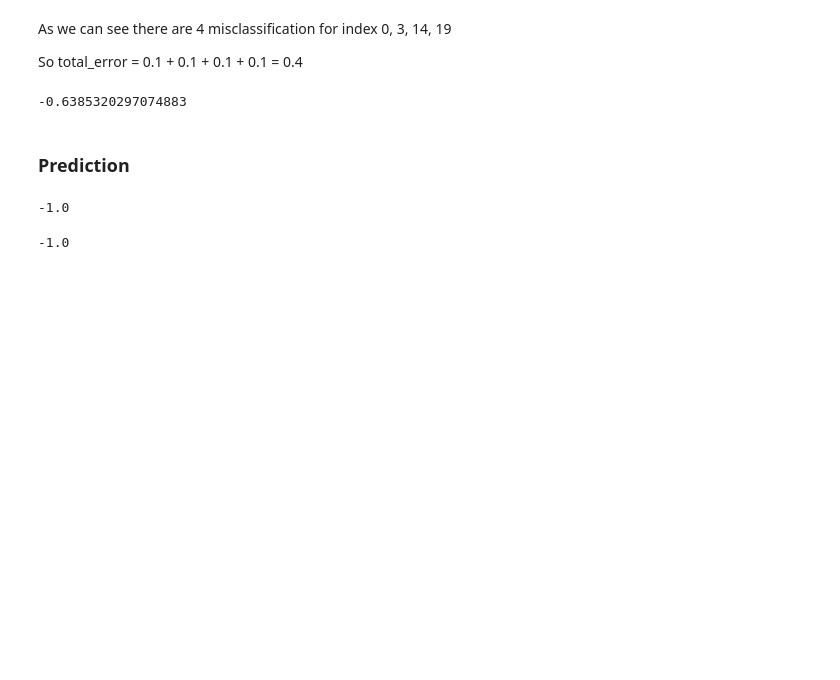
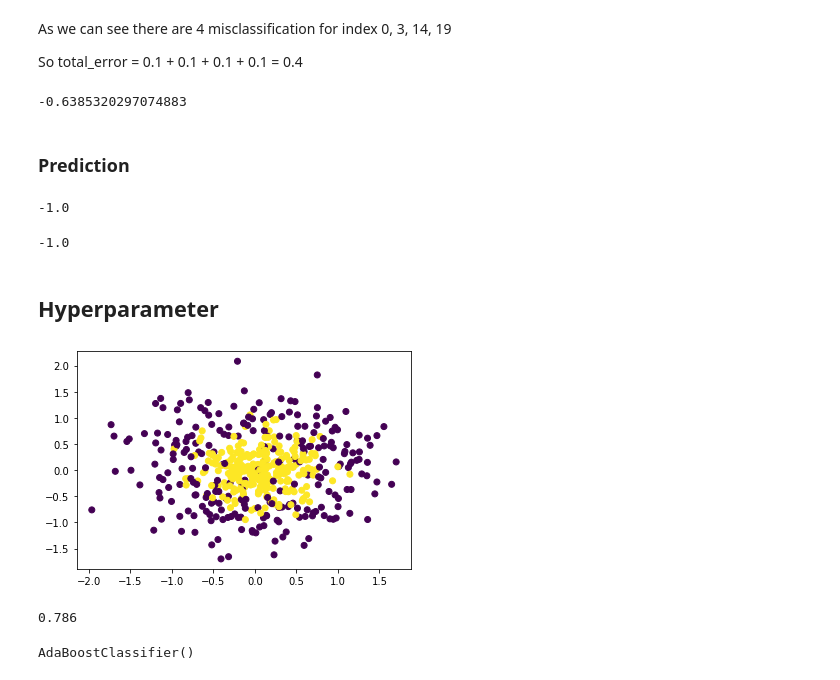
Before and after one commit to bpst-apps/machine-learning-algorithms, a Jupyter notebook: 05-Adaboost-Demo.ipynb, the cells around one changed output. Cells and saved outputs as stored; diff of their text form; code cells hidden in the pictures; blank space fills up the shorter version.

```diff
--- a/05-Adaboost-Demo.ipynb
+++ b/05-Adaboost-Demo.ipynb
@@ -493,3 +493,5 @@ pred_dt_3 =  dt_classifier_3.predict(data_point_2)
 np.sign(alpha_1 * pred_dt_1[0] + alpha_2 * pred_dt_2[0] + alpha_3 * pred_dt_3[0])
 # %% [output]
 -1.0
+# %% [markdown]
+## Hyperparameter
@@ -495,0 +501,7 @@ np.sign(alpha_1 * pred_dt_1[0] + alpha_2 * pred_dt_2[0] + alpha_3 * pred_dt_3[0]
+# %%
+np.random.seed(42)
+X, y = make_circles(n_samples=500, factor=0.1, noise=0.35, random_state=42)
+# %%
+plt.scatter(X[:,0], X[:,1], c=y);
+# %% [output]
+[figure, added]
@@ -495,0 +511,9 @@ np.sign(alpha_1 * pred_dt_1[0] + alpha_2 * pred_dt_2[0] + alpha_3 * pred_dt_3[0]
+# %%
+adaboost_classifier = AdaBoostClassifier()
+np.mean(cross_val_score(adaboost_classifier, X, y, scoring='accuracy', cv=10))
+# %% [output]
+0.786
+# %%
+adaboost_classifier.fit(X, y)
+# %% [output]
+AdaBoostClassifier()
```
Also changed, not shown: parts of 9 cells of this notebook.
